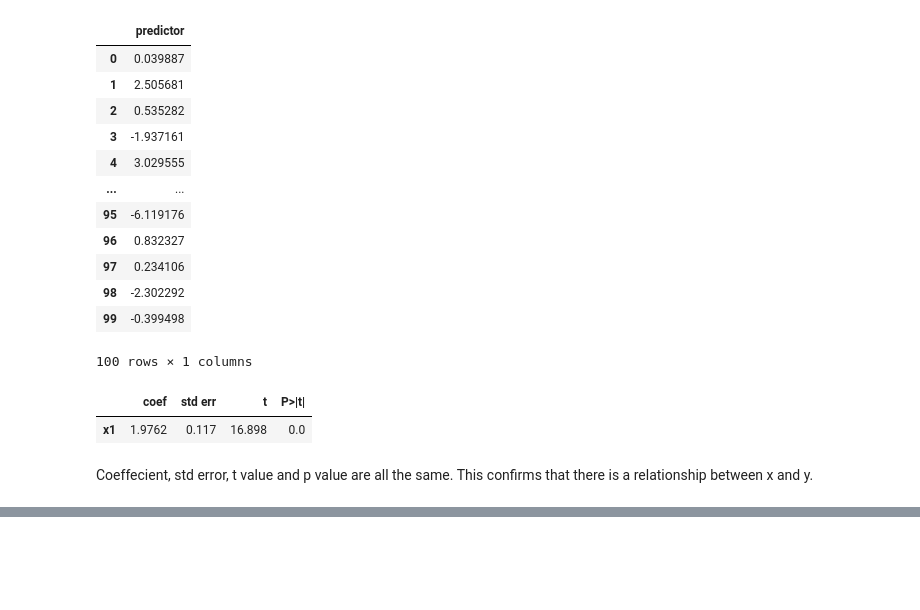
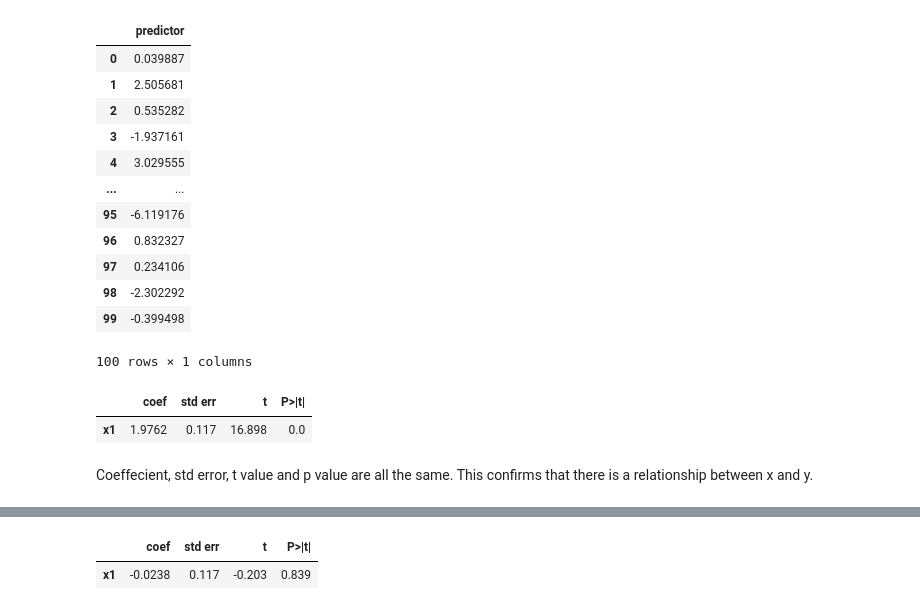
Before and after one commit to Mussab157/ISLP, a Jupyter notebook: Chapter3/ch3_lab.ipynb, the cells around one changed output, grey strips where cells are left out. Saved outputs shown, nothing was run; the diff lists cells and outputs as text; code cells hidden in the pictures; blank space fills up the shorter version.

```diff
--- a/Chapter3/ch3_lab.ipynb
+++ b/Chapter3/ch3_lab.ipynb
@@ -481,0 +527,10 @@ Coeffecient, std error, t value and p value are all the same. This confirms that
+# %%
+new_df=pd.DataFrame(y)
+new_df.rename(columns={0:'predictor'}, inplace=True)
+new_df
+X=MS(['predictor'], intercept=False).fit_transform(new_df)
+model=sm.OLS(X, x)
+summarize(model.fit())
+# %% [output]
+|  | coef | std err | t | P>|t| |
+| x1 | -0.0238 | 0.117 | -0.203 | 0.839 |
```
Also changed, not shown: parts of 11 cells of this notebook.
